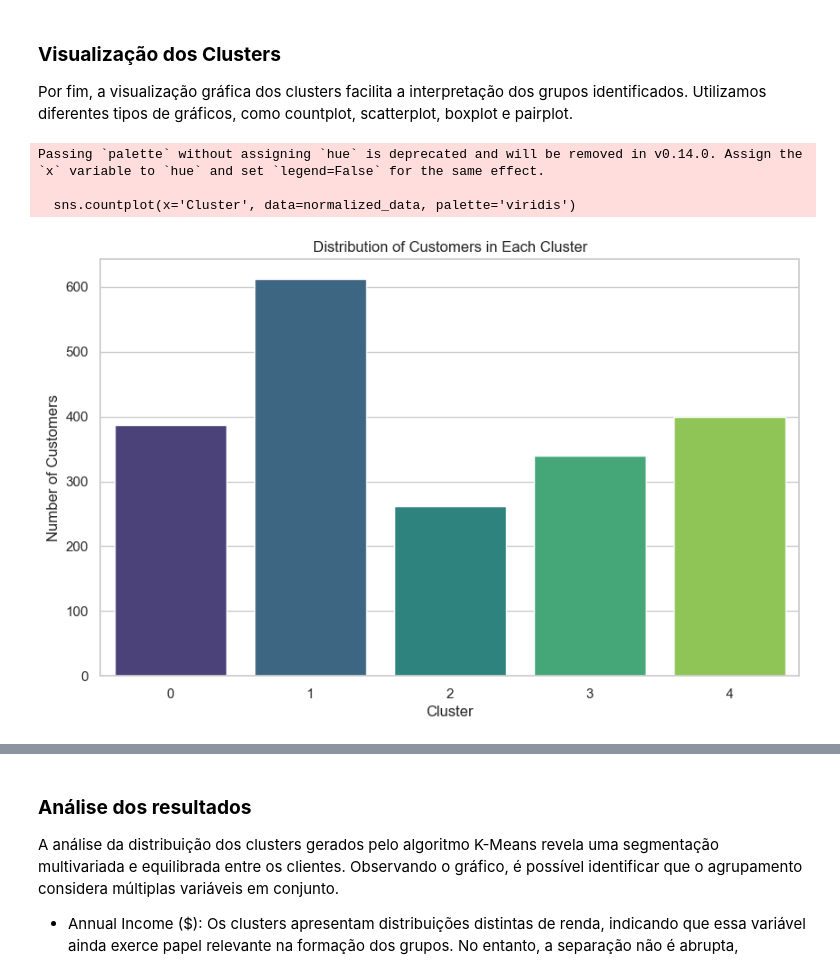
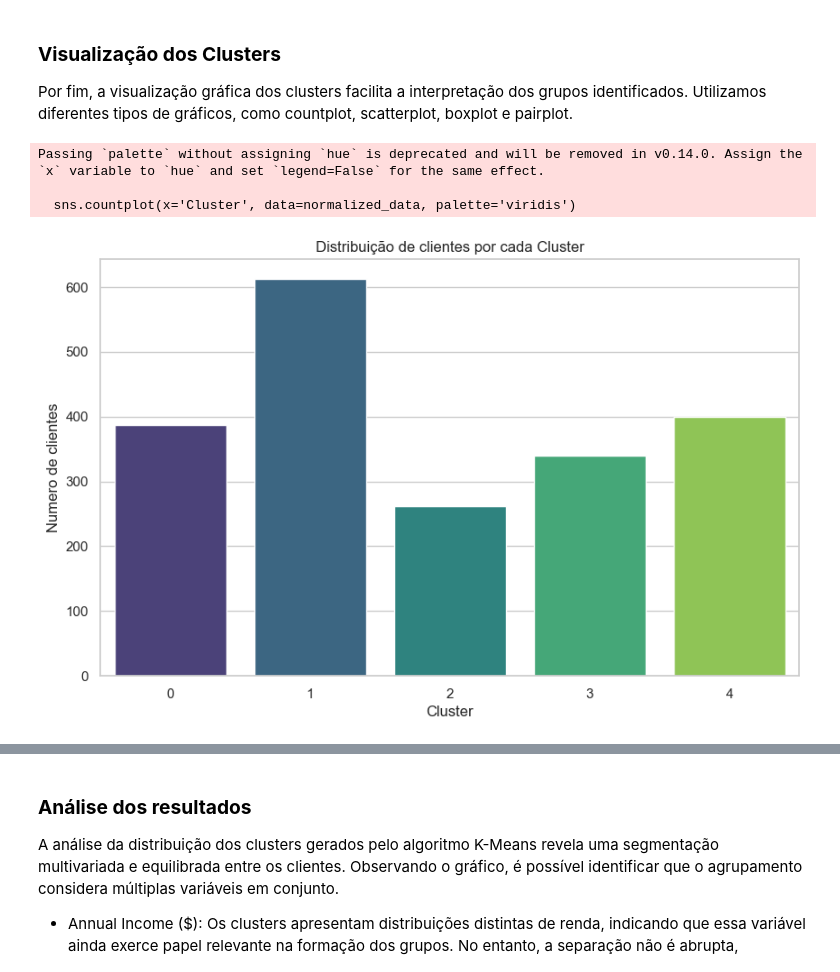
Before and after one commit to RamomLandim/MVP-de-Analise-de-Dados-e-Boas-Praticas, a Jupyter notebook: MVP_Analise_de_Dados.ipynb, the cells around one changed output, grey strips where cells are left out. Drawn from its saved outputs; the diff is of its cells as text; code cells hidden in the pictures.

```diff
--- a/MVP_Analise_de_Dados.ipynb
+++ b/MVP_Analise_de_Dados.ipynb
@@ -483,15 +483,15 @@ Por fim, a visualização gráfica dos clusters facilita a interpretação dos g
 # %%
 plt.figure(figsize=(10, 6))
 sns.countplot(x='Cluster', data=normalized_data, palette='viridis')
-plt.title('Distribution of Customers in Each Cluster')
+plt.title('Distribuição de clientes por cada Cluster')
 plt.xlabel('Cluster')
-plt.ylabel('Number of Customers')
+plt.ylabel('Numero de clientes')
 plt.show()
 # %% [output]
 Passing `palette` without assigning `hue` is deprecated and will be removed in v0.14.0. Assign the `x` variable to `hue` and set `legend=False` for the same effect.
 
   sns.countplot(x='Cluster', data=normalized_data, palette='viridis')
-[figure, old version]
+[figure, new version]
 # %%
 plt.figure(figsize=(16, 10))
 
```
Also changed, not shown: parts of 3 cells of this notebook.
